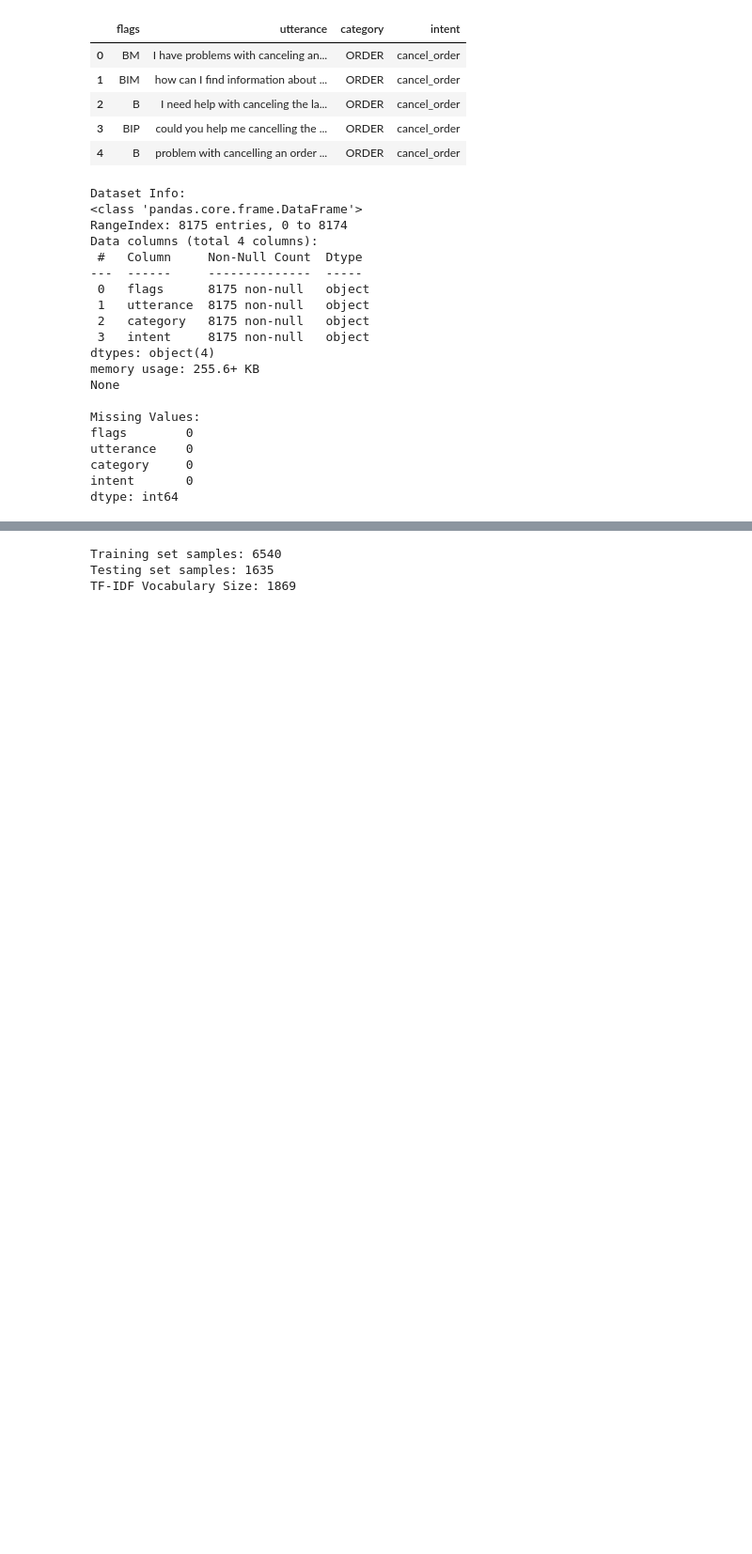
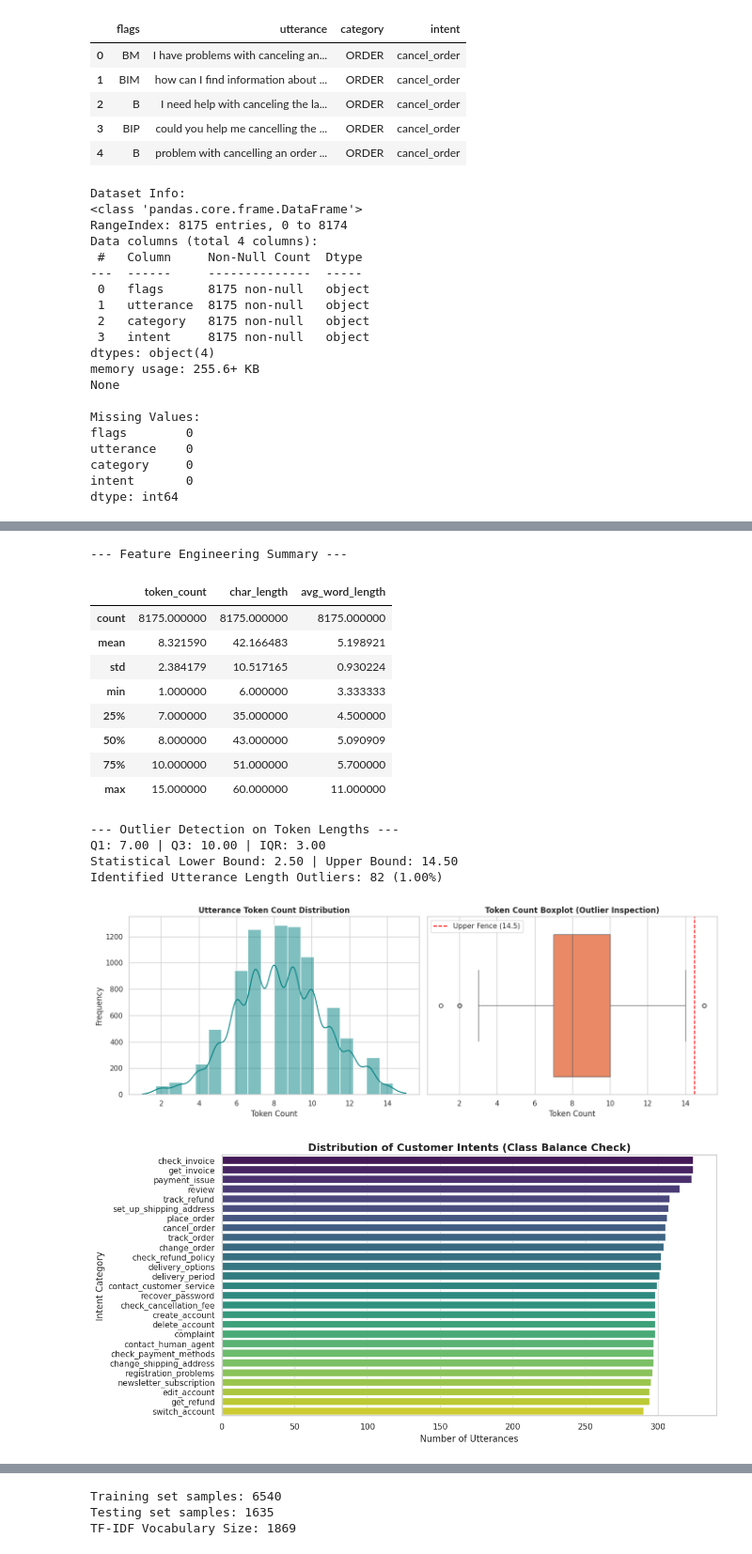
Before and after one commit to codebyanimesh/intent-based-call-routing-capstone, a Jupyter notebook: notebooks/capstone_eda_baseline_model.ipynb, the cells around one changed output, grey strips where cells are left out. Shown at 94% size. Drawn from its saved outputs; the diff is of its cells as text; code cells hidden in the pictures; blank space fills up the shorter version.

```diff
--- a/notebooks/capstone_eda_baseline_model.ipynb
+++ b/notebooks/capstone_eda_baseline_model.ipynb
@@ -180,0 +150,80 @@ Max token length: 15
+# %%
+# ==========================================
+# CELL 4: FEATURE ENGINEERING, EDA & OUTLIER ANALYSIS
+# ==========================================
+
+# 1. Feature Engineering (Rubric Criterion 4)
+# Extract structural linguistic features from raw and normalized text
+df['token_count'] = df['cleaned_text'].apply(lambda x: len(x.split()))
+df['char_length'] = df['cleaned_text'].apply(len)
+df['avg_word_length'] = df['char_length'] / df['token_count'].replace(0, 1)
+
+print("--- Feature Engineering Summary ---")
+display(df[['cleaned_text', 'token_count', 'char_length', 'avg_word_length']].describe())
+
+# 2. Statistical Outlier Analysis (IQR Method)
+Q1 = df['token_count'].quantile(0.25)
+Q3 = df['token_count'].quantile(0.75)
+IQR = Q3 - Q1
+lower_bound = max(1, Q1 - 1.5 * IQR)
+upper_bound = Q3 + 1.5 * IQR
+
+outliers = df[(df['token_count'] < lower_bound) | (df['token_count'] > upper_bound)]
+print(f"\n--- Outlier Detection on Token Lengths ---")
+print(f"Q1: {Q1:.2f} | Q3: {Q3:.2f} | IQR: {IQR:.2f}")
+print(f"Statistical Lower Bound: {lower_bound:.2f} | Upper Bound: {upper_bound:.2f}")
+print(f"Identified Utterance Length Outliers: {len(outliers)} ({len(outliers)/len(df)*100:.2f}%)")
+
+# 3. Visualizations: Distribution & Outlier Box Plot
+fig, axes = plt.subplots(1, 2, figsize=(14, 5))
+
+# Token Length Distribution (KDE)
+sns.histplot(df['token_count'], bins=20, kde=True, ax=axes[0], color='teal')
+axes[0].set_title('Utterance Token Count Distribution', fontsize=12, fontweight='bold')
+axes[0].set_xlabel('Token Count')
+axes[0].set_ylabel('Frequency')
+
+# Token Length Boxplot for Outliers
+sns.boxplot(x=df['token_count'], ax=axes[1], color='coral')
+axes[1].axvline(upper_bound, color='red', linestyle='--', label=f'Upper Fence ({upper_bound:.1f})')
+axes[1].set_title('Token Count Boxplot (Outlier Inspection)', fontsize=12, fontweight='bold')
+axes[1].set_xlabel('Token Count')
+axes[1].legend()
+
+plt.tight_layout()
+plt.show()
+
+# 4. Target Intent Class Balance Visualization
+plt.figure(figsize=(12, 6))
+intent_counts = df[target_column].value_counts()
+sns.barplot(x=intent_counts.values, y=intent_counts.index, hue=intent_counts.index, palette='viridis', legend=False)
+plt.title('Distribution of Customer Intents (Class Balance Check)', fontsize=14, fontweight='bold')
+plt.xlabel('Number of Utterances', fontsize=12)
+plt.ylabel('Intent Category', fontsize=12)
+plt.tight_layout()
+plt.show()
+
+# Narrative / Justification on Outliers
+print("Outlier Assessment:")
+if len(outliers) > 0:
+    print(f"Sample length outliers:\n{outliers[['utterance', 'token_count']].head(3).to_string(index=False)}")
+    print("\nDecision: Utterances with higher token counts represent legitimate, complex customer queries rather than sensor noise or malformed rows. Truncation or removal is avoided to ensure the model generalizes to verbose customer interactions.")
+else:
+    print("No severe length outliers detected; all utterances fall within normal conversational query boundaries.")
+# %% [output]
+--- Feature Engineering Summary ---
+|  | token_count | char_length | avg_word_length |
+| count | 8175.000000 | 8175.000000 | 8175.000000 |
+| mean | 8.321590 | 42.166483 | 5.198921 |
+| std | 2.384179 | 10.517165 | 0.930224 |
+| min | 1.000000 | 6.000000 | 3.333333 |
+| 25% | 7.000000 | 35.000000 | 4.500000 |
+| 50% | 8.000000 | 43.000000 | 5.090909 |
+| 75% | 10.000000 | 51.000000 | 5.700000 |
+| max | 15.000000 | 60.000000 | 11.000000 |
+--- Outlier Detection on Token Lengths ---
+Q1: 7.00 | Q3: 10.00 | IQR: 3.00
+Statistical Lower Bound: 2.50 | Upper Bound: 14.50
+Identified Utterance Length Outliers: 82 (1.00%)
+[figure, added]
+[figure, added]
```
Also changed, not shown: parts of 3 cells of this notebook.
